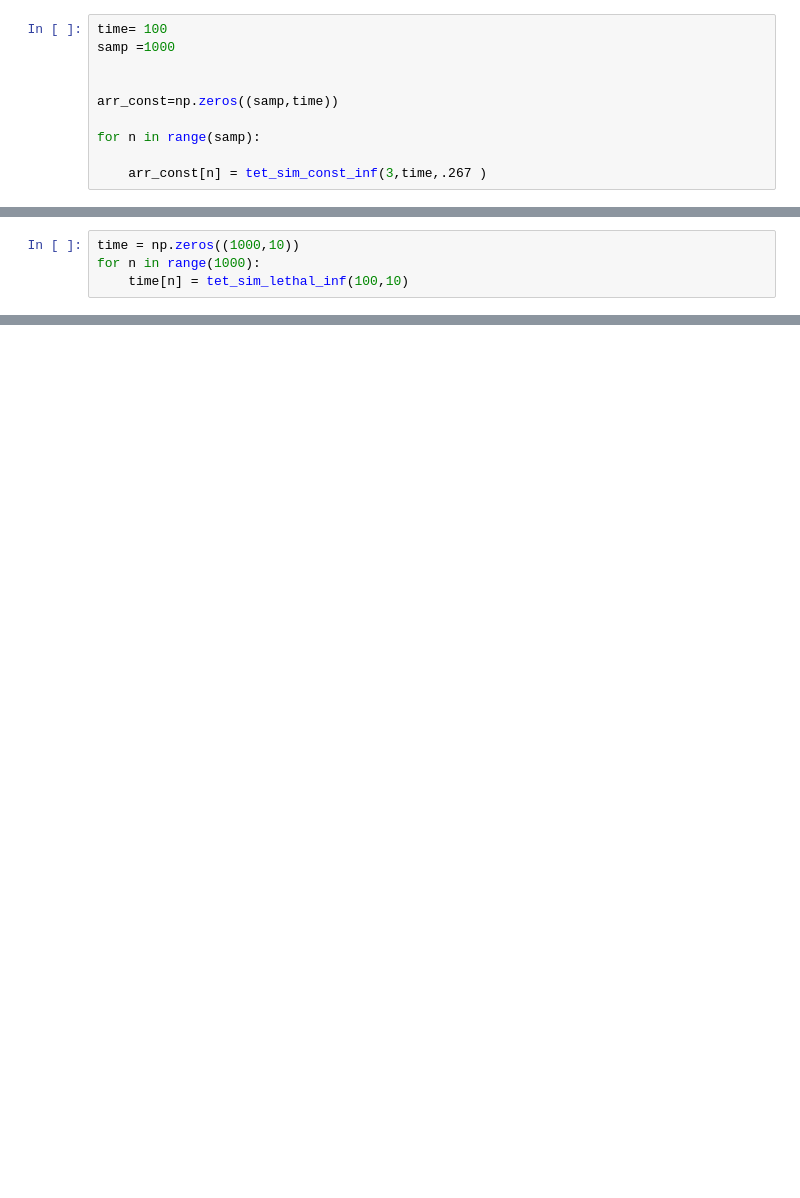
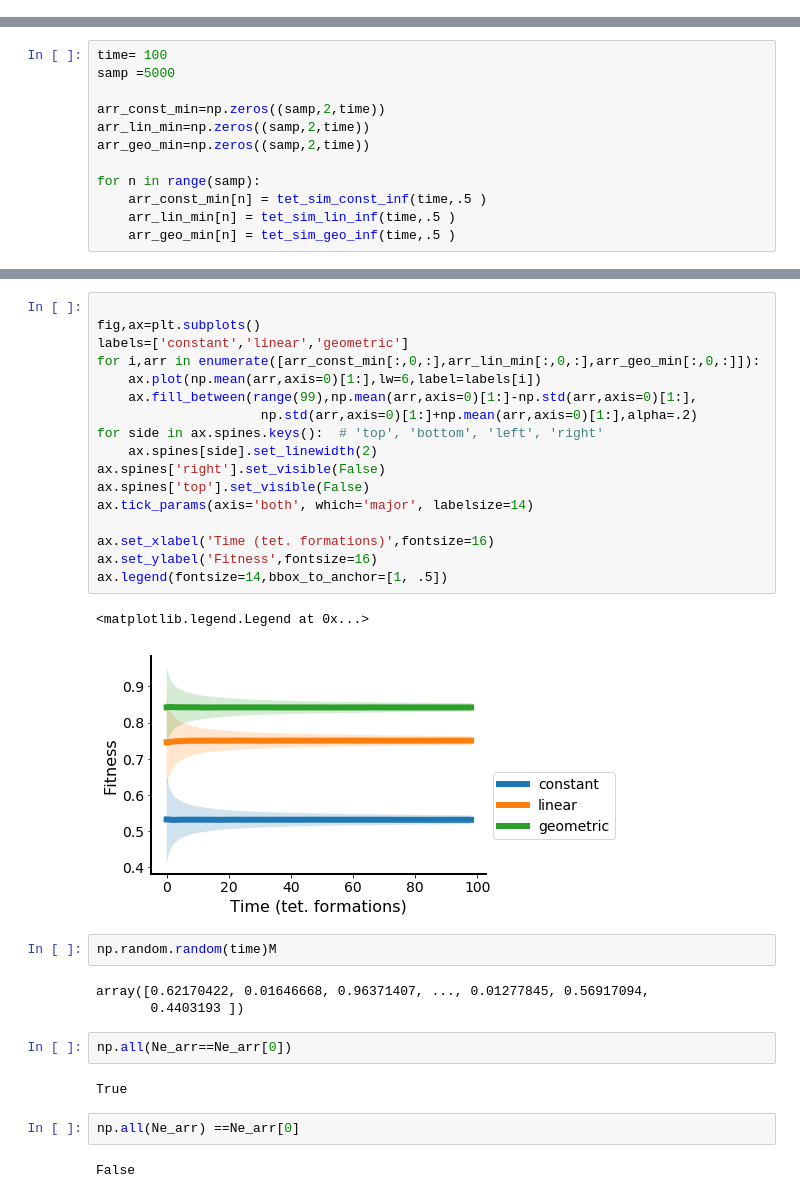
Before and after one commit to nkrishnan94/leukemia_p53, a Jupyter notebook: p53 tetramer.ipynb, the cells around one changed output, grey strips where cells are left out. Drawn from its saved outputs; the diff is of its cells as text; blank space fills up the shorter version.

```diff
--- a/p53 tetramer.ipynb
+++ b/p53 tetramer.ipynb
@@ -241,10 +0,0 @@ plt.plot(np.mean(arr_geo_avg,axis=0))
-# %%
-time= 100
-samp =1000
-
-
-arr_const=np.zeros((samp,time))
-
-for n in range(samp):
-
-    arr_const[n] = tet_sim_const_inf(3,time,.267 )
@@ -271,4 +0,0 @@ array([1., 0., 0., ..., 0., 0., 0.])
-# %%
-time = np.zeros((1000,10))
-for n in range(1000):
-    time[n] = tet_sim_lethal_inf(100,10)
@@ -333,0 +188,12 @@ x
+# %%
+time= 100
+samp =5000
+
+arr_const_min=np.zeros((samp,2,time))
+arr_lin_min=np.zeros((samp,2,time))
+arr_geo_min=np.zeros((samp,2,time))
+
+for n in range(samp):
+    arr_const_min[n] = tet_sim_const_inf(time,.5 )
+    arr_lin_min[n] = tet_sim_lin_inf(time,.5 )
+    arr_geo_min[n] = tet_sim_geo_inf(time,.5 )
@@ -333,0 +262,33 @@ x
+# %%
+
+fig,ax=plt.subplots()
+labels=['constant','linear','geometric']
+for i,arr in enumerate([arr_const_min[:,0,:],arr_lin_min[:,0,:],arr_geo_min[:,0,:]]):
+    ax.plot(np.mean(arr,axis=0)[1:],lw=6,label=labels[i])
+    ax.fill_between(range(99),np.mean(arr,axis=0)[1:]-np.std(arr,axis=0)[1:],
+                     np.std(arr,axis=0)[1:]+np.mean(arr,axis=0)[1:],alpha=.2)
+for side in ax.spines.keys():  # 'top', 'bottom', 'left', 'right'
+    ax.spines[side].set_linewidth(2)
+ax.spines['right'].set_visible(False)
+ax.spines['top'].set_visible(False)
+ax.tick_params(axis='both', which='major', labelsize=14)
+
+ax.set_xlabel('Time (tet. formations)',fontsize=16)
+ax.set_ylabel('Fitness',fontsize=16)
+ax.legend(fontsize=14,bbox_to_anchor=[1, .5])
+# %% [output]
+<matplotlib.legend.Legend at 0x...>
+[figure, added]
+# %%
+np.random.random(time)M
+# %% [output]
+array([0.62170422, 0.01646668, 0.96371407, ..., 0.01277845, 0.56917094,
+       0.4403193 ])
+# %%
+np.all(Ne_arr==Ne_arr[0])
+# %% [output]
+True
+# %%
+np.all(Ne_arr) ==Ne_arr[0]
+# %% [output]
+False
```
Also changed, not shown: parts of 61 cells of this notebook.
